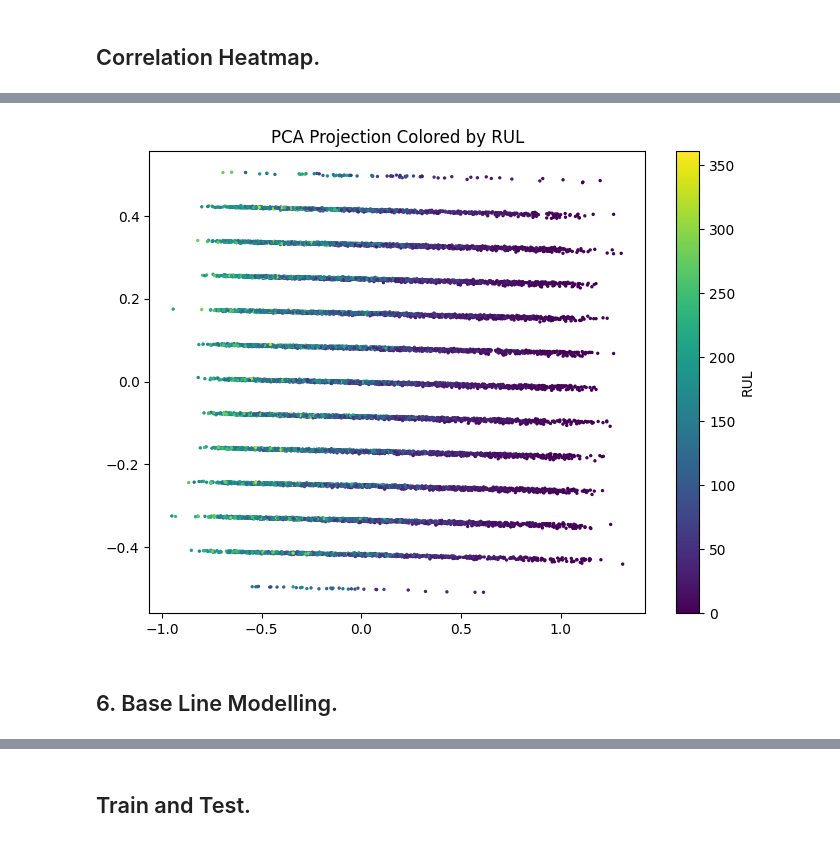
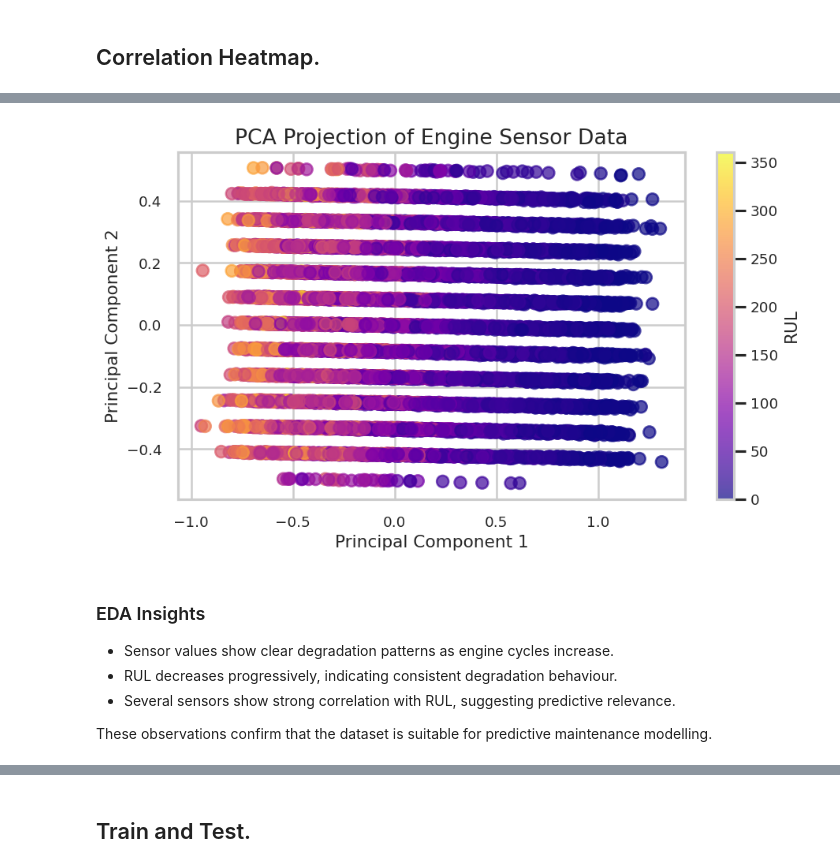
Before and after one commit to sairaghavendra1424/Data_Science_Project, a Jupyter notebook: Data_Science_Project_SR.ipynb, the cells around one changed output, grey strips where cells are left out. Saved outputs shown, nothing was run; the diff lists cells and outputs as text; code cells hidden in the pictures.

```diff
--- a/Data_Science_Project_SR.ipynb
+++ b/Data_Science_Project_SR.ipynb
@@ -26,0 +37,14 @@ os.listdir(extract_path)
+# %%
+# Styling plot.
+import matplotlib.pyplot as plt
+import seaborn as sns
+
+sns.set_theme(style="whitegrid", context="talk")
+
+plt.rcParams["figure.figsize"] = (10, 6)
+plt.rcParams["axes.titlesize"] = 16
+plt.rcParams["axes.labelsize"] = 13
+plt.rcParams["xtick.labelsize"] = 11
+plt.rcParams["ytick.labelsize"] = 11
+plt.rcParams["legend.fontsize"] = 11
+plt.rcParams["figure.dpi"] = 120
@@ -241,18 +312,32 @@ plt.show()
 # %%
 # 5. PCA Visualization.
 
 from sklearn.decomposition import PCA
 
 pca = PCA(n_components=2)
 pca_data = pca.fit_transform(train[feature_cols])
 
-plt.figure(figsize=(8,6))
-plt.scatter(pca_data[:,0], pca_data[:,1],
-            c=train['RUL'], cmap='viridis', s=2)
-plt.colorbar(label='RUL')
-plt.title("PCA Projection Colored by RUL")
+plt.figure(figsize=(8,5))
+scatter = plt.scatter(
+    pca_data[:, 0],
+    pca_data[:, 1],
+    c=train['RUL'],
+    cmap='plasma',
+    alpha=0.7
+)
+plt.colorbar(scatter, label='RUL')
+plt.title("PCA Projection of Engine Sensor Data")
+plt.xlabel("Principal Component 1")
+plt.ylabel("Principal Component 2")
+plt.tight_layout()
 plt.show()
 # %% [output]
-[figure, old version]
+[figure, new version]
-# %% [markdown]
-## 6. Base Line Modelling.
+# %% [markdown]
+### EDA Insights
+
+- Sensor values show clear degradation patterns as engine cycles increase.
+- RUL decreases progressively, indicating consistent degradation behaviour.
+- Several sensors show strong correlation with RUL, suggesting predictive relevance.
+
+These observations confirm that the dataset is suitable for predictive maintenance modelling.
```
Also changed, not shown: parts of 58 cells of this notebook.
